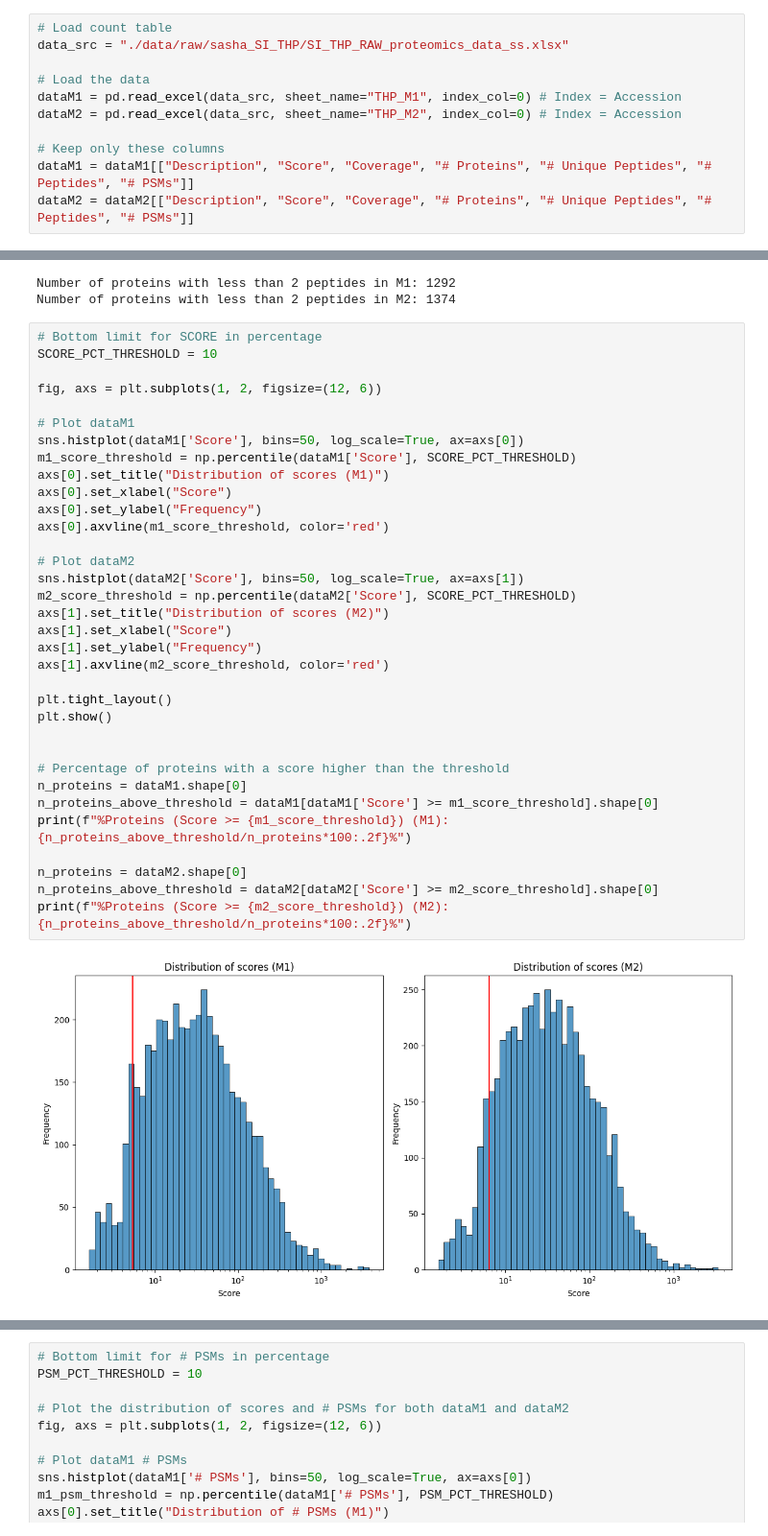
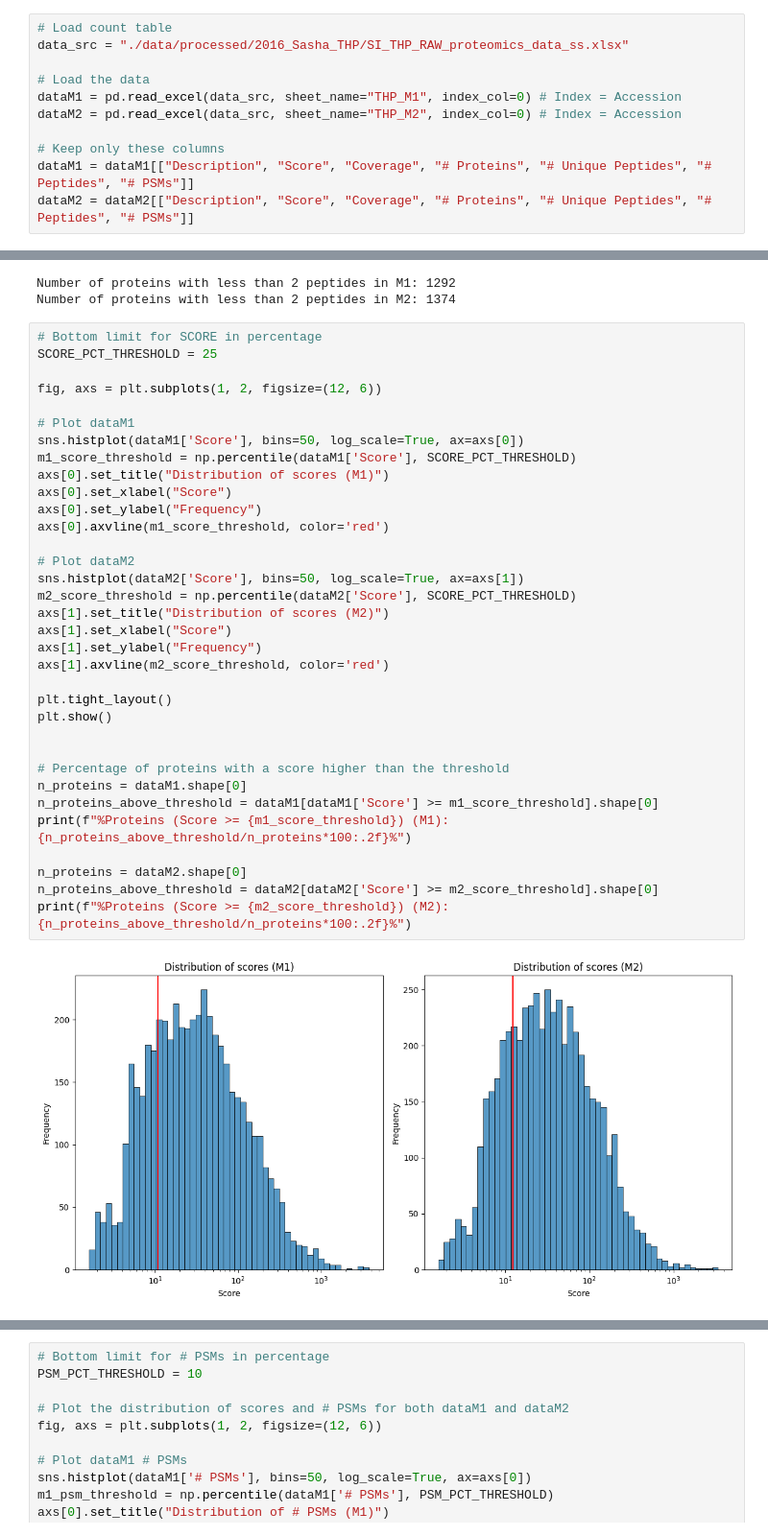
Before and after one commit to powwowath/pyMSpro, a Jupyter notebook: 00_workflow_scanpy_saschaBulk.ipynb, the cells around one changed output, grey strips where cells are left out. Shown at 96% size. Saved outputs shown, nothing was run; the diff lists cells and outputs as text.

```diff
--- a/00_workflow_scanpy_saschaBulk.ipynb
+++ b/00_workflow_scanpy_saschaBulk.ipynb
@@ -39,7 +45,7 @@ TRANSLATE_PROTEIN_ID = False
 ### Load the Data
 # %%
 # Load count table
-data_src = "./data/raw/sasha_SI_THP/SI_THP_RAW_proteomics_data_ss.xlsx"
+data_src = "./data/processed/2016_Sasha_THP/SI_THP_RAW_proteomics_data_ss.xlsx"
 
 # Load the data
 dataM1 = pd.read_excel(data_src, sheet_name="THP_M1", index_col=0) # Index = Accession
@@ -164,37 +169,37 @@ Number of proteins with less than 2 peptides in M1: 1292
 Number of proteins with less than 2 peptides in M2: 1374
 # %%
 # Bottom limit for SCORE in percentage
-SCORE_PCT_THRESHOLD = 10
+SCORE_PCT_THRESHOLD = 25
 
 fig, axs = plt.subplots(1, 2, figsize=(12, 6))
 
 # Plot dataM1
 sns.histplot(dataM1['Score'], bins=50, log_scale=True, ax=axs[0])
 m1_score_threshold = np.percentile(dataM1['Score'], SCORE_PCT_THRESHOLD)
 axs[0].set_title("Distribution of scores (M1)")
 axs[0].set_xlabel("Score")
 axs[0].set_ylabel("Frequency")
 axs[0].axvline(m1_score_threshold, color='red')
 
 # Plot dataM2
 sns.histplot(dataM2['Score'], bins=50, log_scale=True, ax=axs[1])
 m2_score_threshold = np.percentile(dataM2['Score'], SCORE_PCT_THRESHOLD)
 axs[1].set_title("Distribution of scores (M2)")
 axs[1].set_xlabel("Score")
 axs[1].set_ylabel("Frequency")
 axs[1].axvline(m2_score_threshold, color='red')
 
 plt.tight_layout()
 plt.show()
 
 
 # Percentage of proteins with a score higher than the threshold
 n_proteins = dataM1.shape[0]
 n_proteins_above_threshold = dataM1[dataM1['Score'] >= m1_score_threshold].shape[0]
 print(f"%Proteins (Score >= {m1_score_threshold}) (M1):  {n_proteins_above_threshold/n_proteins*100:.2f}%")
 
 n_proteins = dataM2.shape[0]
 n_proteins_above_threshold = dataM2[dataM2['Score'] >= m2_score_threshold].shape[0]
 print(f"%Proteins (Score >= {m2_score_threshold}) (M2):  {n_proteins_above_threshold/n_proteins*100:.2f}%")
 # %% [output]
-[figure, old version]
+[figure, new version]
```
Also changed, not shown: parts of 34 cells of this notebook, 6 other files.
